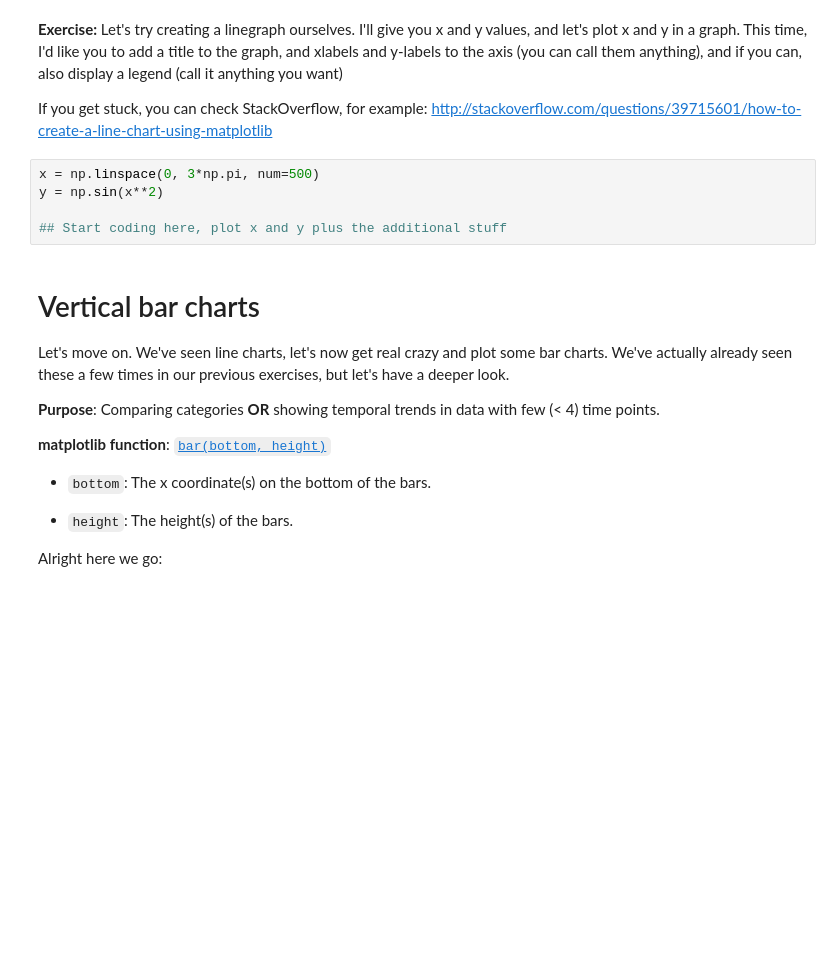
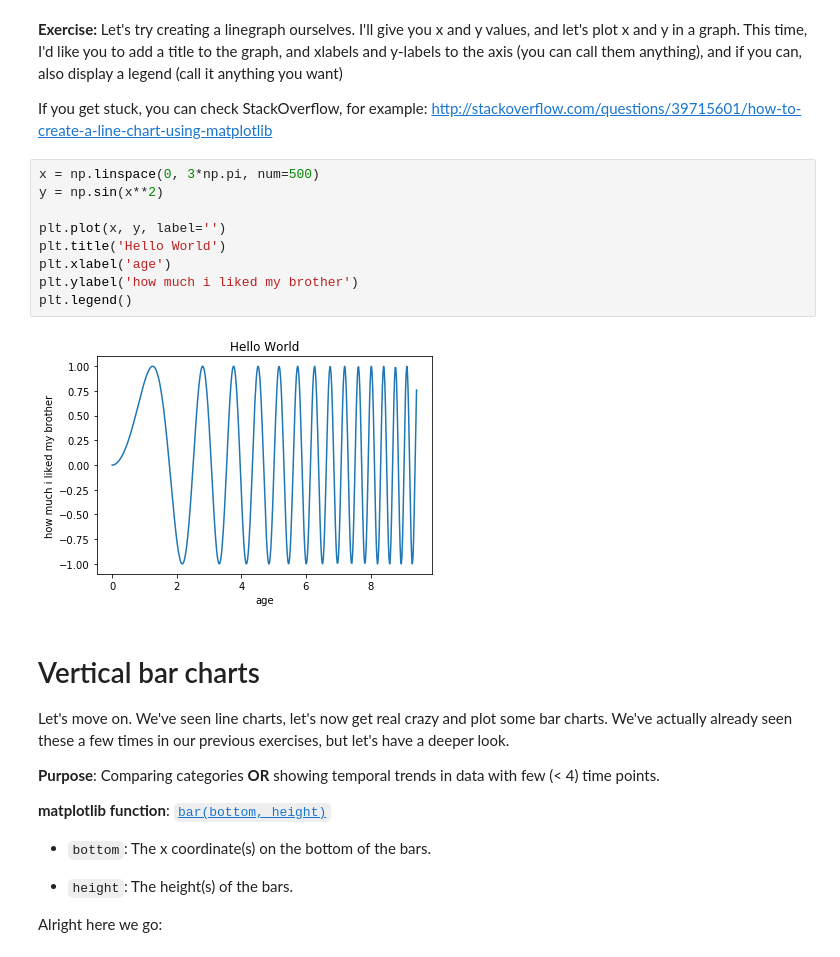
Before and after one commit to asmith26/bi2ai-session-3, a Jupyter notebook: Session 3 - Visualisation and Classification/Data visualisation/i. Making plots with Matplotlib.ipynb, the cells around one changed output. Cells and saved outputs as stored; diff of their text form; blank space fills up the shorter version.

```diff
--- a/Session 3 - Visualisation and Classification/Data visualisation/i. Making plots with Matplotlib.ipynb
+++ b/Session 3 - Visualisation and Classification/Data visualisation/i. Making plots with Matplotlib.ipynb
@@ -128,8 +128,14 @@ If you get stuck, you can check StackOverflow, for example: http://stackoverflow
 # %%
 x = np.linspace(0, 3*np.pi, num=500)
 y = np.sin(x**2)
 
-## Start coding here, plot x and y plus the additional stuff
+plt.plot(x, y, label='')
+plt.title('Hello World')
+plt.xlabel('age')
+plt.ylabel('how much i liked my brother')
+plt.legend()
+# %% [output]
+[figure, added]
 # %% [markdown]
 # Vertical bar charts
 
```
Also changed, not shown: parts of 3 cells of this notebook, 2 other files.
